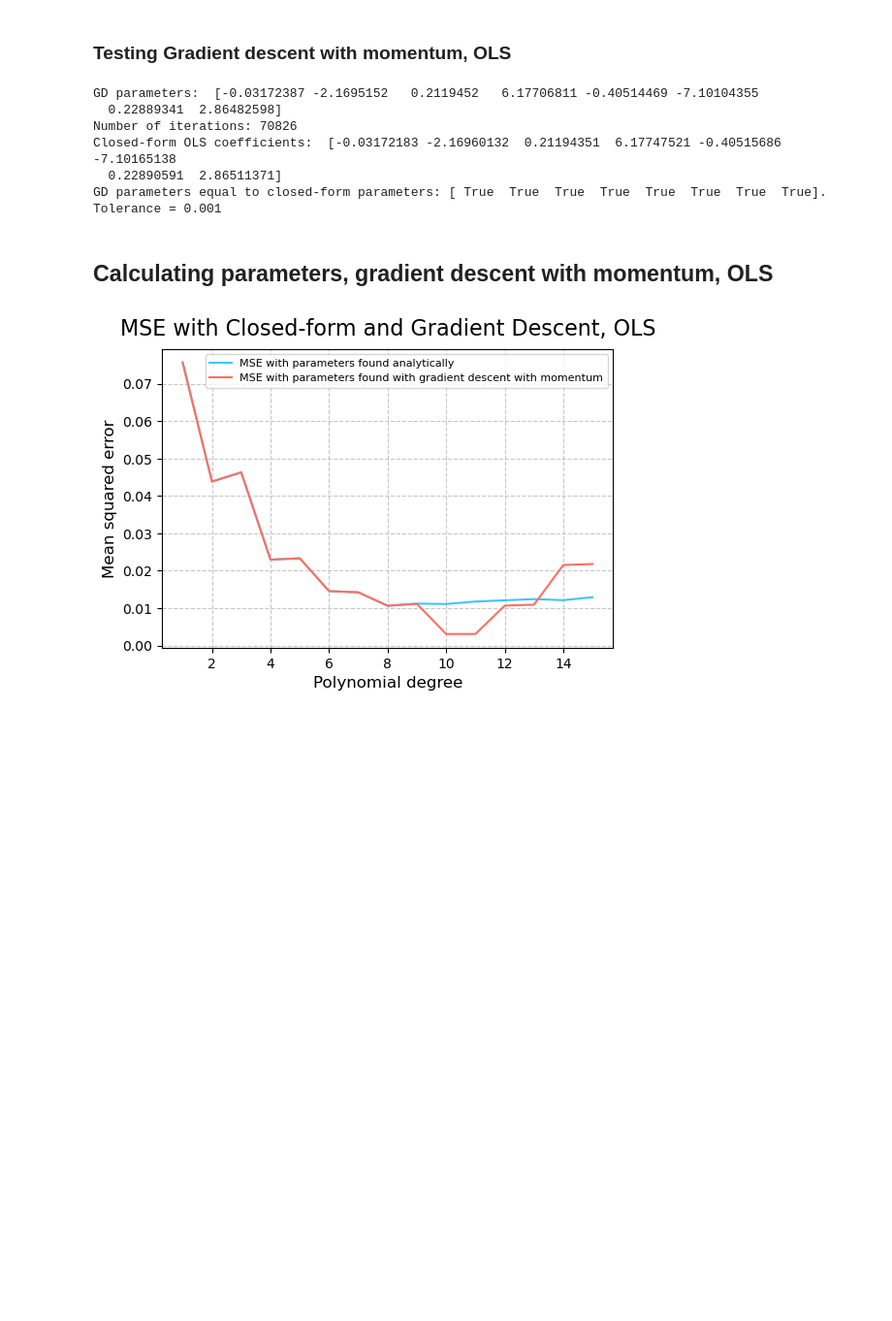
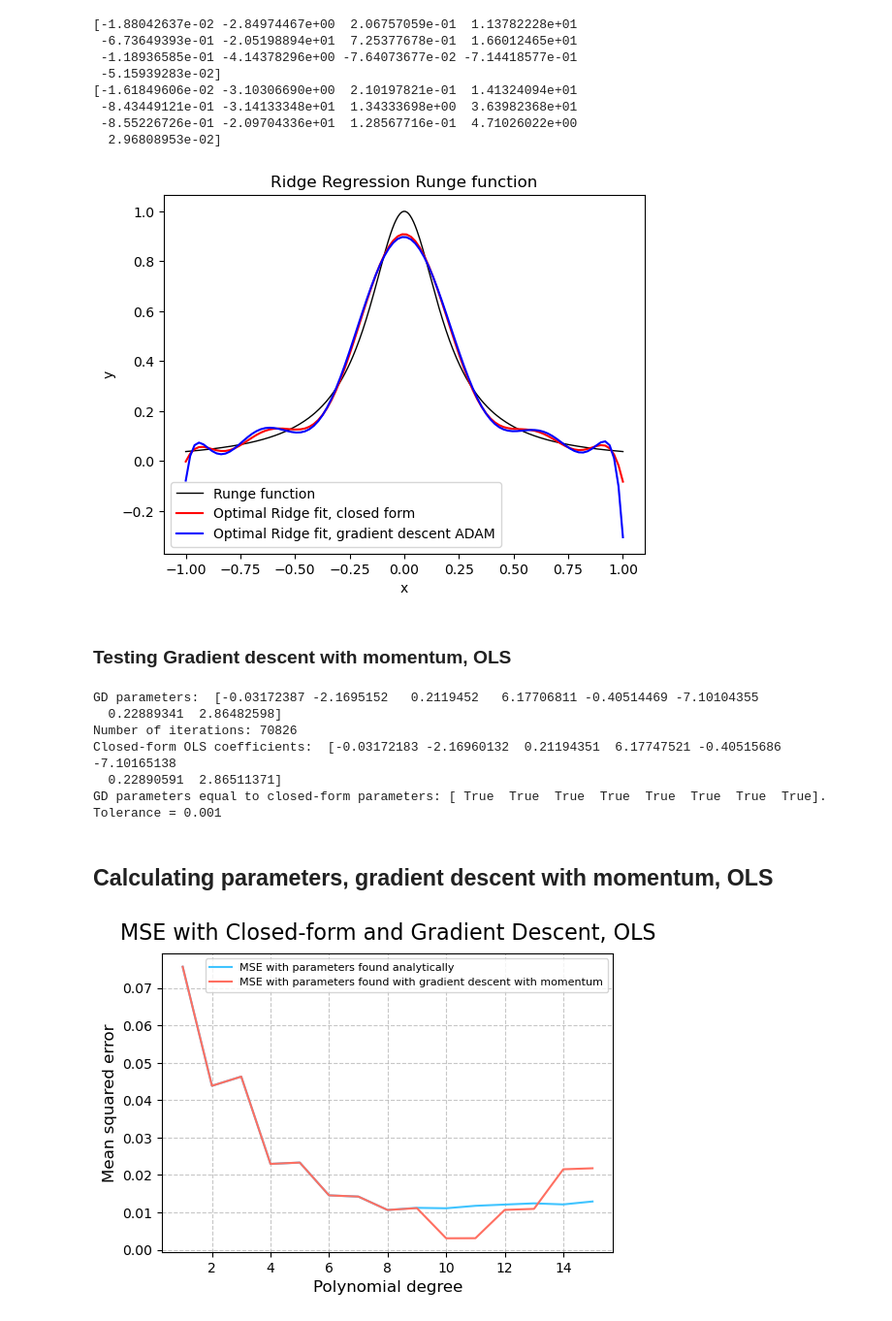
Before and after one commit to egil10/FYSSTK3155, a Jupyter notebook: PROJECT 1/Code/Exd.ipynb, the cells around one changed output. Shown at 97% size. Drawn from its saved outputs; the diff is of its cells as text; code cells hidden in the pictures; blank space fills up the shorter version.

Commit message:
Added plot, MSE and R2 with noise

```diff
--- a/PROJECT 1/Code/Exd.ipynb
+++ b/PROJECT 1/Code/Exd.ipynb
@@ -22,5 +22,58 @@ from gradient_descent import gradient_descent_OLS, gradient_descent_Ridge, \
 from OLS import OLS_parameters
 from Ridge import Ridge_parameters
+# %%
+# Prepare data
+x, y, x_train, x_test, y_train, y_test, y_noisy = prepare_data(n=100)
+
+# Polynomial degree
+p = 13
+lam = 1e-5
+
+eta = 1e-2
+
+# make feature matrices, scale data
+X_plot = polynomial_features(x, p, intercept=False)
+X_train = polynomial_features(x_train, p, intercept=False)
+X_test  = polynomial_features(x_test, p, intercept=False)
+scaler = StandardScaler()
+scaler.fit(X_train)
+X_train_s = scaler.transform(X_train)
+X_test_s  = scaler.transform(X_test)
+X_plot_s  = scaler.transform(X_plot)
+y_offset = np.mean(y_train)
+
+beta_closed_form = Ridge_parameters(X_train_s, y_train, lam)
+beta_GD,t = ADAM_gradient_descent_Ridge(X_train_s, y_train, eta=eta, lam=lam, num_iters=500000)
+
+
+print(beta_GD)
+print(beta_closed_form)
+
+y_fit_closed = X_plot_s@beta_closed_form + y_offset
+
+y_fit_gd = X_plot_s@beta_GD + y_offset
+
+x_dense = np.linspace(-1, 1, 500)
+y_runge = 1 / (1 + 25 * x_dense**2)
+plt.plot(x_dense, y_runge, color="black", linewidth=1, label="Runge function")
+plt.plot(x, y_fit_closed, color="red",label="Optimal Ridge fit, closed form")
+plt.plot(x, y_fit_gd, color="blue",label="Optimal Ridge fit, gradient descent ADAM")
+plt.title("Ridge Regression Runge function")
+plt.xlabel("x")
+plt.ylabel("y")
+plt.legend()
+
+plt.show()
+# %% [output]
+[-1.88042637e-02 -2.84974467e+00  2.06757059e-01  1.13782228e+01
+ -6.73649393e-01 -2.05198894e+01  7.25377678e-01  1.66012465e+01
+ -1.18936585e-01 -4.14378296e+00 -7.64073677e-02 -7.14418577e-01
+ -5.15939283e-02]
+[-1.61849606e-02 -3.10306690e+00  2.10197821e-01  1.41324094e+01
+ -8.43449121e-01 -3.14133348e+01  1.34333698e+00  3.63982368e+01
+ -8.55226726e-01 -2.09704336e+01  1.28567716e-01  4.71026022e+00
+  2.96808953e-02]
+[figure, added]
 # %% [markdown]
 ### Testing Gradient descent with momentum, OLS
 # %%
```
Also changed, not shown: parts of 1 cell of this notebook, 7 other files.
